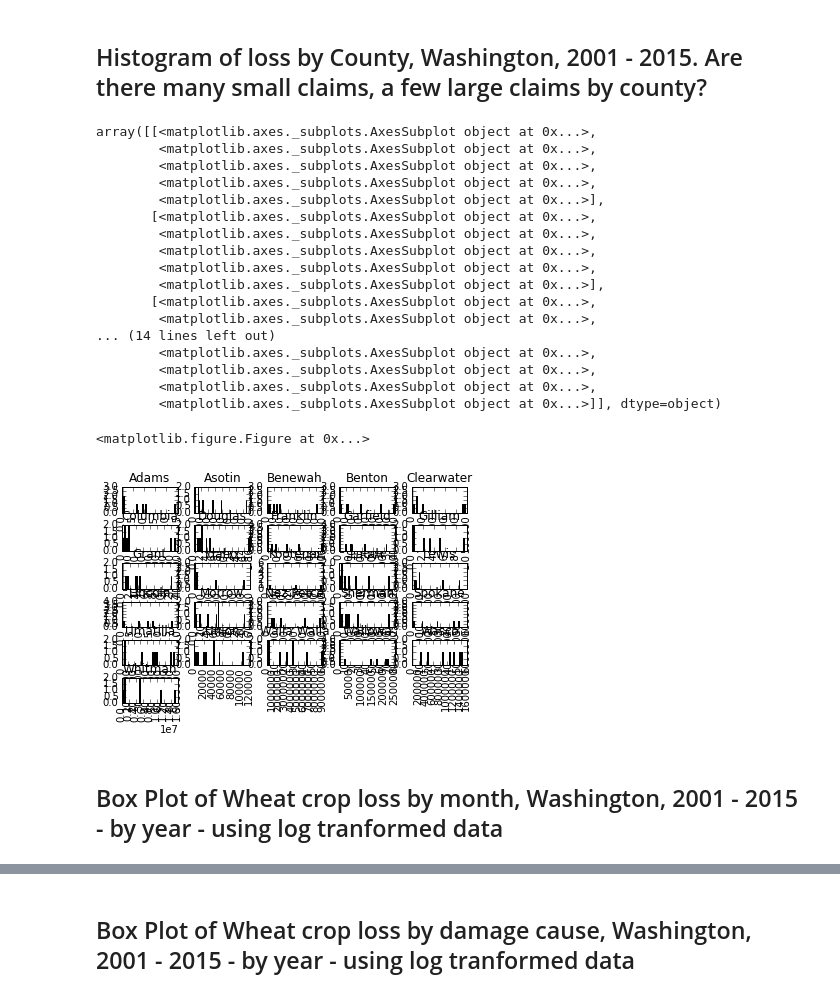
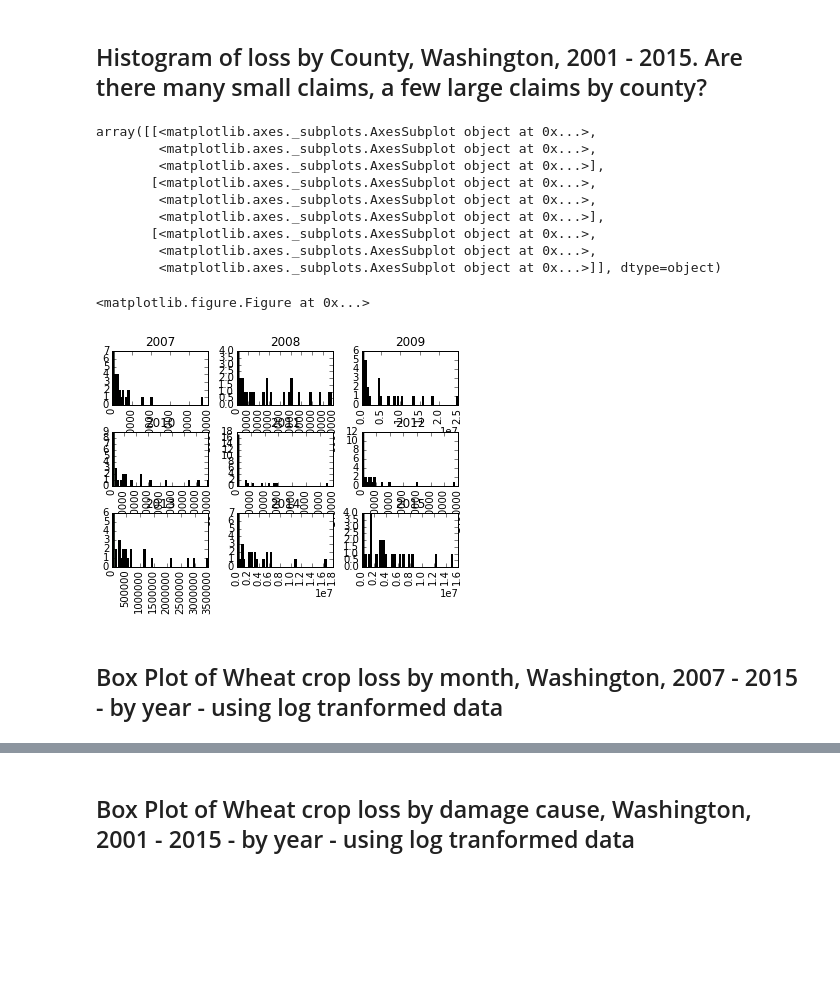
Before and after one commit to erichseamon/dmine, a Jupyter notebook: circ/dmine-circ-ag-modeling-part4-wheat.ipynb, the cells around one changed output, grey strips where cells are left out. Drawn from its saved outputs; the diff is of its cells as text; code cells hidden in the pictures; blank space fills up the shorter version.

```diff
--- a/circ/dmine-circ-ag-modeling-part4-wheat.ipynb
+++ b/circ/dmine-circ-ag-modeling-part4-wheat.ipynb
@@ -351,30 +358,22 @@ train_EDA.groupby(['rmax_zscore']).loss_zscore.sum().plot(kind='bar')
 # %%
 %matplotlib inline
 fig=plt.figure(figsize=(18, 16), dpi= 80, facecolor='w', edgecolor='k')
 
-actual.hist(column='loss', by='county', grid=False, bins=50)
+actual.hist(column='loss', by='year', grid=False, bins=50)
 # %% [output]
 array([[<matplotlib.axes._subplots.AxesSubplot object at 0x...>,
-        <matplotlib.axes._subplots.AxesSubplot object at 0x...>,
-        <matplotlib.axes._subplots.AxesSubplot object at 0x...>,
         <matplotlib.axes._subplots.AxesSubplot object at 0x...>,
         <matplotlib.axes._subplots.AxesSubplot object at 0x...>],
        [<matplotlib.axes._subplots.AxesSubplot object at 0x...>,
         <matplotlib.axes._subplots.AxesSubplot object at 0x...>,
-        <matplotlib.axes._subplots.AxesSubplot object at 0x...>,
-        <matplotlib.axes._subplots.AxesSubplot object at 0x...>,
         <matplotlib.axes._subplots.AxesSubplot object at 0x...>],
        [<matplotlib.axes._subplots.AxesSubplot object at 0x...>,
         <matplotlib.axes._subplots.AxesSubplot object at 0x...>,
-... (14 lines left out)
-        <matplotlib.axes._subplots.AxesSubplot object at 0x...>,
-        <matplotlib.axes._subplots.AxesSubplot object at 0x...>,
-        <matplotlib.axes._subplots.AxesSubplot object at 0x...>,
         <matplotlib.axes._subplots.AxesSubplot object at 0x...>]], dtype=object)
 <matplotlib.figure.Figure at 0x...>
-[figure, old version]
+[figure, new version]
 # %% [markdown]
-## Box Plot of Wheat crop loss by month, Washington, 2001 - 2015 - by year - using log tranformed data
+## Box Plot of Wheat crop loss by month, Washington, 2007 - 2015 - by year - using log tranformed data
 # %%
 %matplotlib inline
 
```
Also changed, not shown: parts of 26 cells of this notebook, 6 other files.
